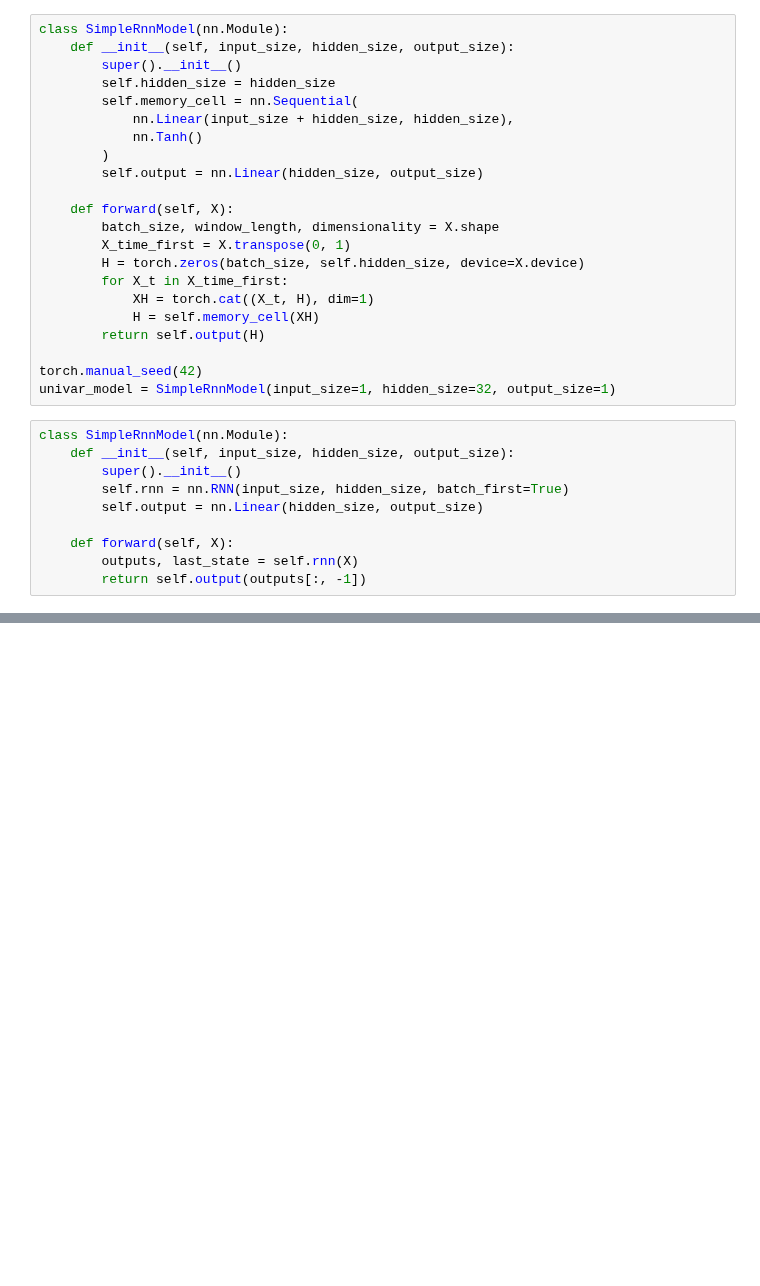
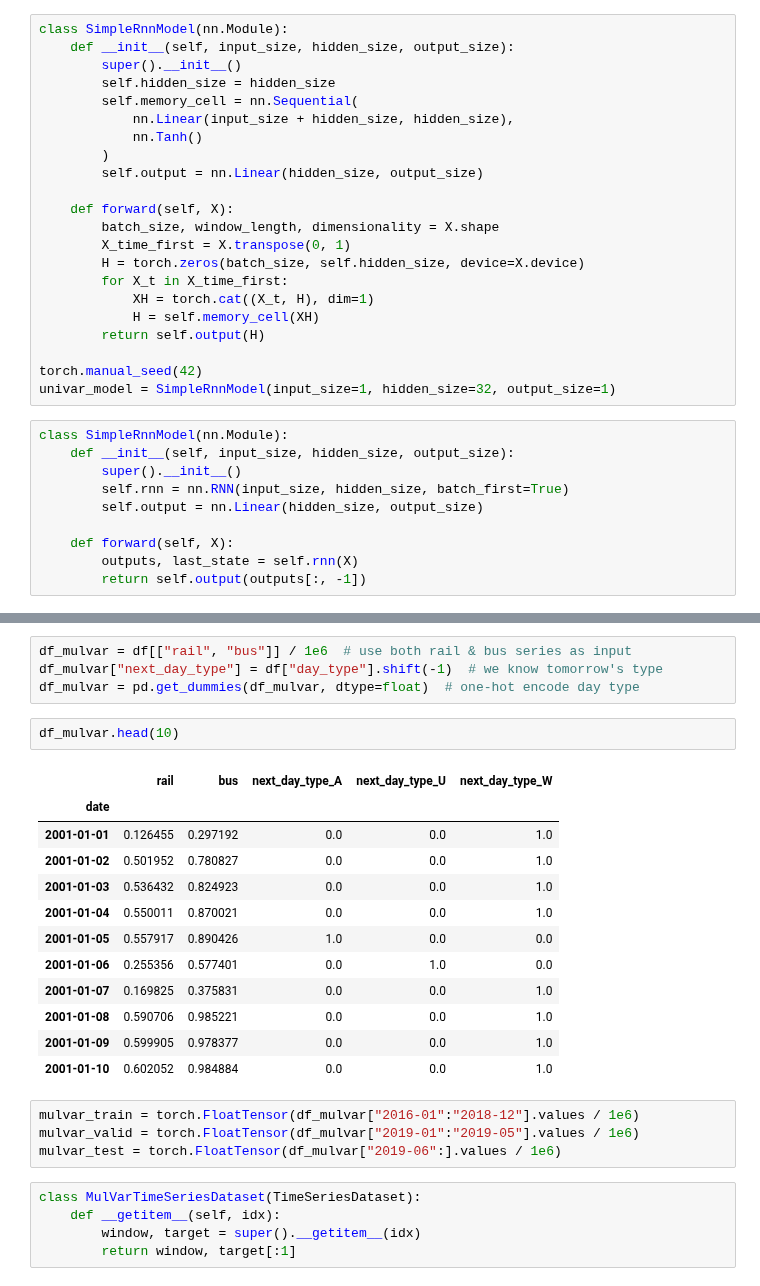
Before and after one commit to DenysLunhul/Hands_On_ML_scikit_learn_PyTorch, a Jupyter notebook: Neural_Networks_Deep_Learning/Chapter_13/Chapter_13.ipynb, the cells around one changed output, grey strips where cells are left out. Saved outputs shown, nothing was run; the diff lists cells and outputs as text; blank space fills up the shorter version.

```diff
--- a/Neural_Networks_Deep_Learning/Chapter_13/Chapter_13.ipynb
+++ b/Neural_Networks_Deep_Learning/Chapter_13/Chapter_13.ipynb
@@ -253,0 +261,28 @@ class SimpleRnnModel(nn.Module):
+# %%
+df_mulvar = df[["rail", "bus"]] / 1e6  # use both rail & bus series as input
+df_mulvar["next_day_type"] = df["day_type"].shift(-1)  # we know tomorrow's type
+df_mulvar = pd.get_dummies(df_mulvar, dtype=float)  # one-hot encode day type
+# %%
+df_mulvar.head(10)
+# %% [output]
+|  | rail | bus | next_day_type_A | next_day_type_U | next_day_type_W |
+| date |  |  |  |  |  |
+| 2001-01-01 | 0.126455 | 0.297192 | 0.0 | 0.0 | 1.0 |
+| 2001-01-02 | 0.501952 | 0.780827 | 0.0 | 0.0 | 1.0 |
+| 2001-01-03 | 0.536432 | 0.824923 | 0.0 | 0.0 | 1.0 |
+| 2001-01-04 | 0.550011 | 0.870021 | 0.0 | 0.0 | 1.0 |
+| 2001-01-05 | 0.557917 | 0.890426 | 1.0 | 0.0 | 0.0 |
+| 2001-01-06 | 0.255356 | 0.577401 | 0.0 | 1.0 | 0.0 |
+| 2001-01-07 | 0.169825 | 0.375831 | 0.0 | 0.0 | 1.0 |
+| 2001-01-08 | 0.590706 | 0.985221 | 0.0 | 0.0 | 1.0 |
+| 2001-01-09 | 0.599905 | 0.978377 | 0.0 | 0.0 | 1.0 |
+| 2001-01-10 | 0.602052 | 0.984884 | 0.0 | 0.0 | 1.0 |
+# %%
+mulvar_train = torch.FloatTensor(df_mulvar["2016-01":"2018-12"].values / 1e6)
+mulvar_valid = torch.FloatTensor(df_mulvar["2019-01":"2019-05"].values / 1e6)
+mulvar_test = torch.FloatTensor(df_mulvar["2019-06":].values / 1e6)
+# %%
+class MulVarTimeSeriesDataset(TimeSeriesDataset):
+    def __getitem__(self, idx):
+        window, target = super().__getitem__(idx)
+        return window, target[:1]
```
Also changed, not shown: parts of 6 cells of this notebook.
